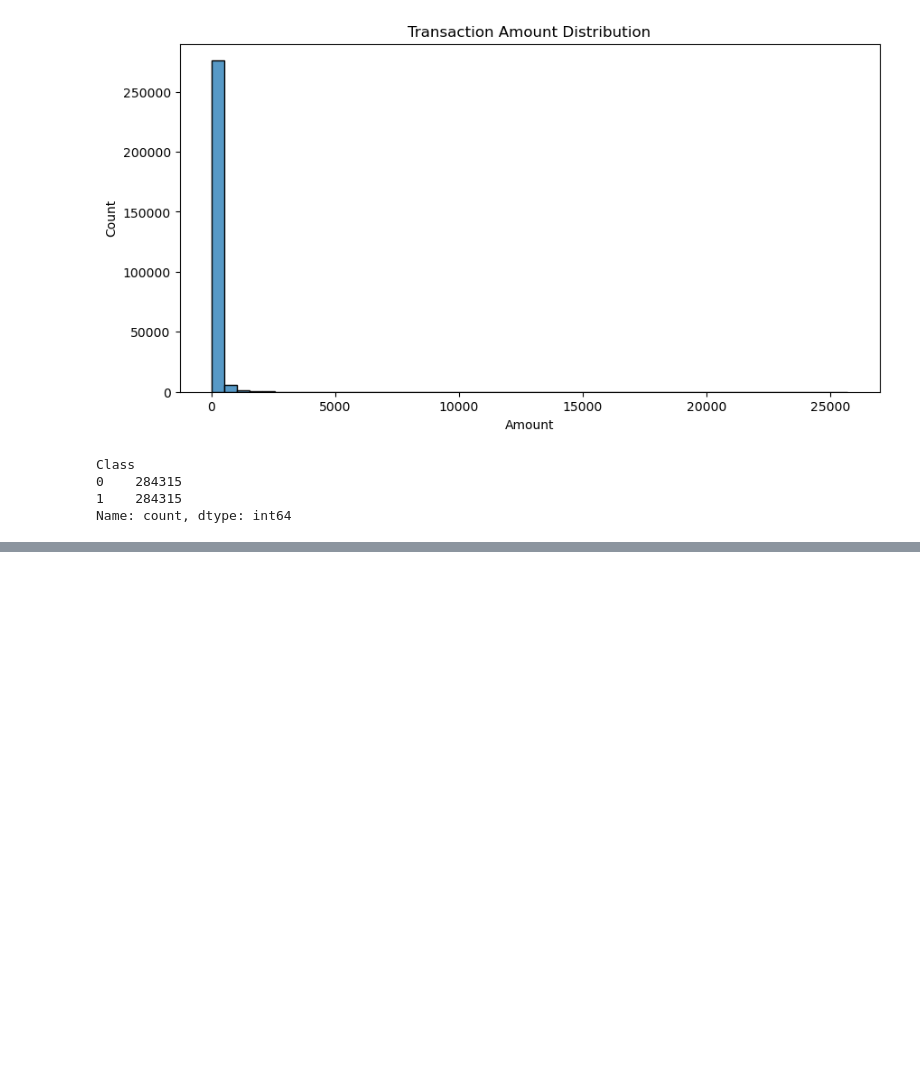
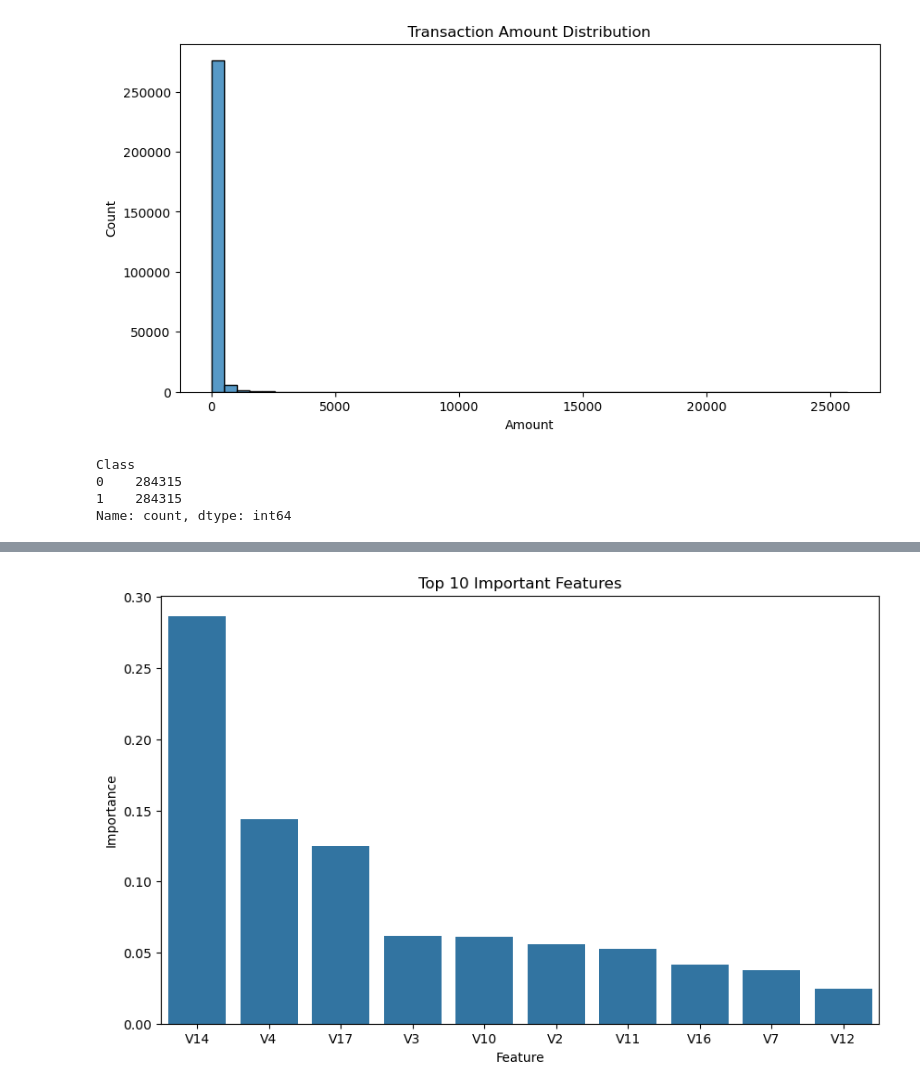
Before and after one commit to suranjanamajumdar05-glitch/Credit-Card-Fraud-Detection, a Jupyter notebook: Credit Card Fraud Code.ipynb, the cells around one changed output, grey strips where cells are left out. Saved outputs shown, nothing was run; the diff lists cells and outputs as text; code cells hidden in the pictures; blank space fills up the shorter version.

```diff
--- a/Credit Card Fraud Code.ipynb
+++ b/Credit Card Fraud Code.ipynb
@@ -141,0 +308,14 @@ Name: count, dtype: int64
+# %%
+#Cell 28: Feature Importance
+importance = rf_model.feature_importances_
+feature_importance = pd.DataFrame({
+
+    'Feature': X.columns,
+    'Importance': importance
+
+})
+feature_importance = feature_importance.sort_values(
+    by='Importance',
+    ascending=False
+)
+feature_importance.head(10)
@@ -141,0 +334,12 @@ Name: count, dtype: int64
+# %%
+#Cell 29: Feature Importance Graph
+plt.figure(figsize=(10,6))
+sns.barplot(
+    x='Feature',
+    y='Importance',
+    data=feature_importance.head(10)
+)
+plt.title("Top 10 Important Features")
+plt.show()
+# %% [output]
+[figure, added]
```
Also changed, not shown: parts of 15 cells of this notebook.
